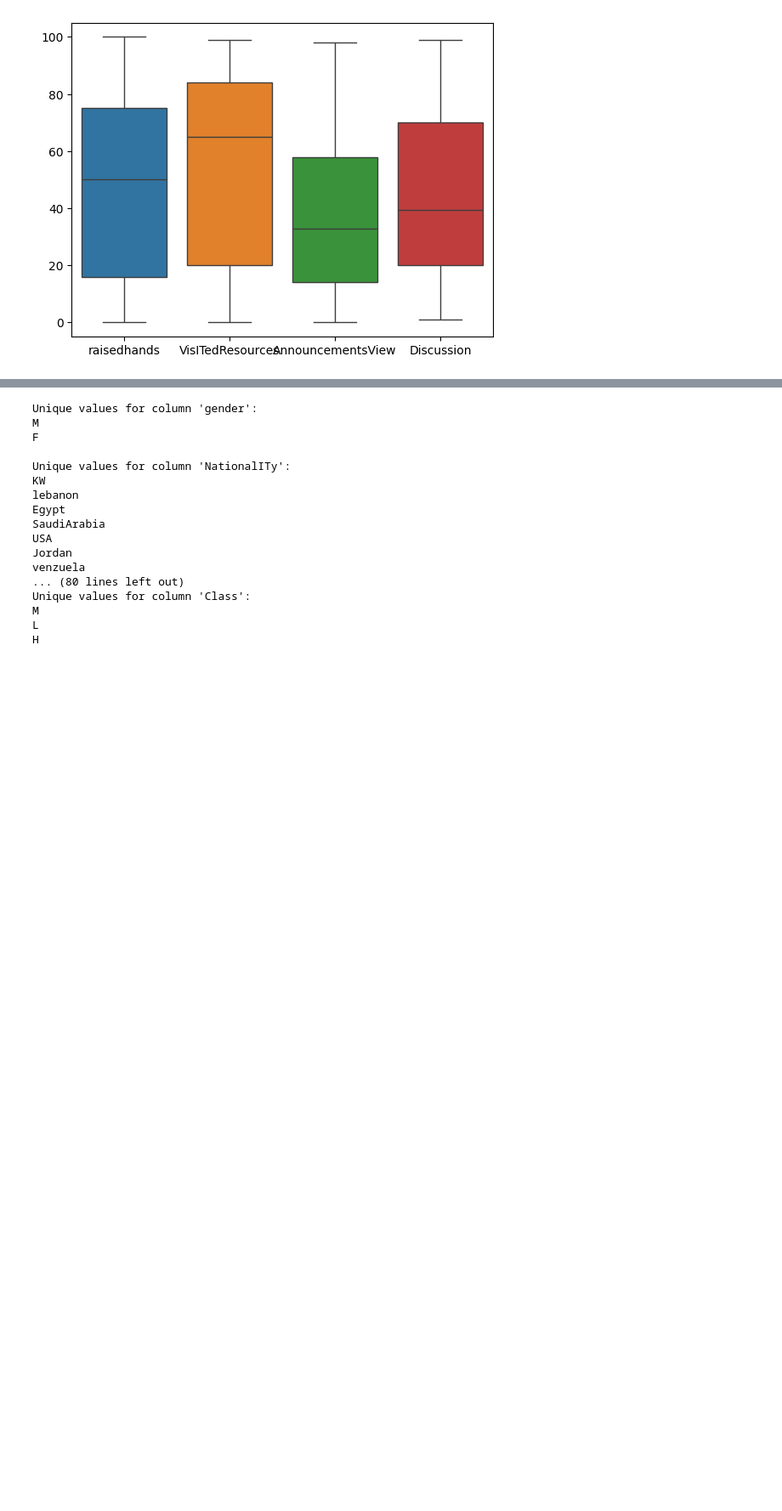
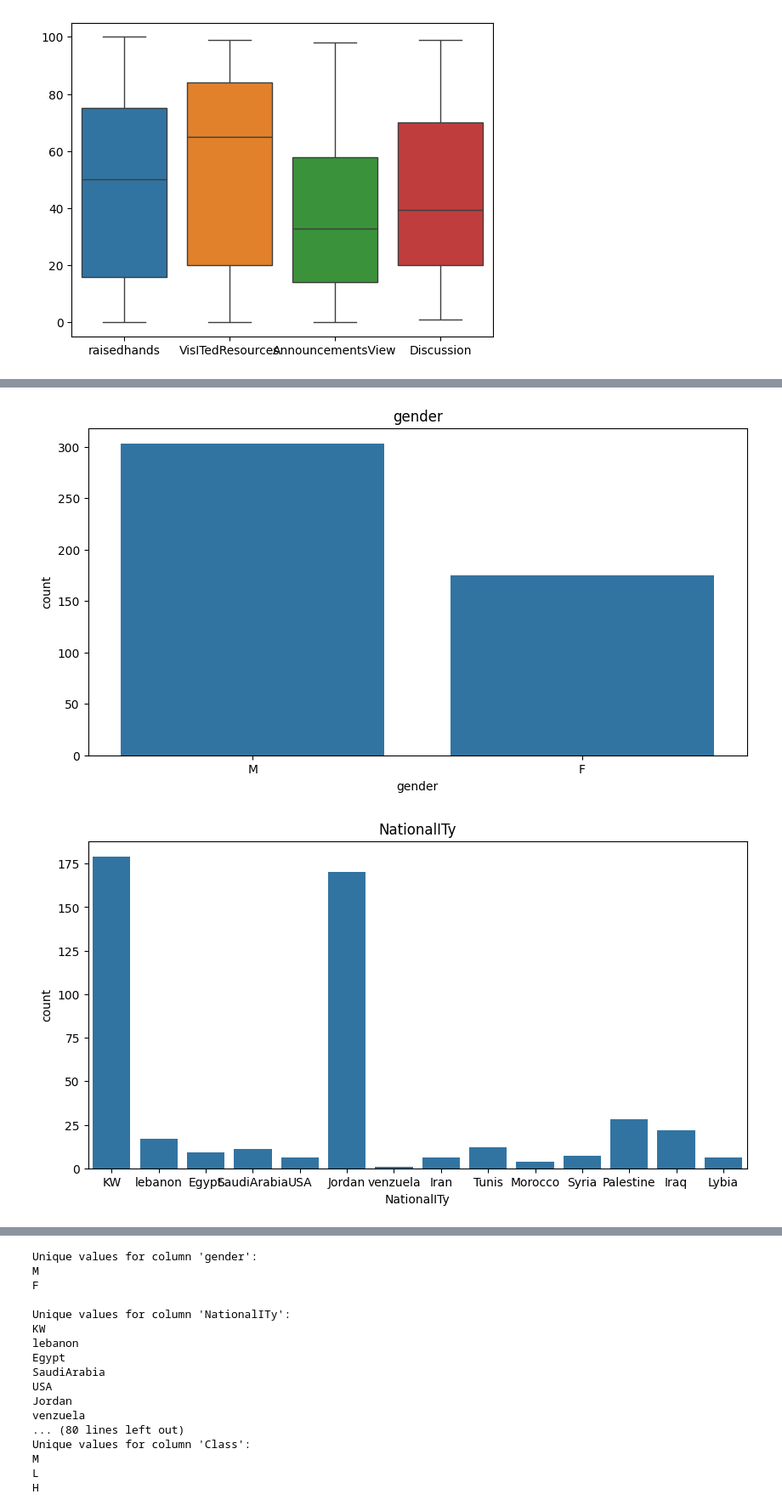
Before and after one commit to FaridRash/HW-SW-B, a Jupyter notebook: Notebooks/mahdimiri_1.ipynb, the cells around one changed output, grey strips where cells are left out. Shown at 85% size. Drawn from its saved outputs; the diff is of its cells as text; code cells hidden in the pictures; blank space fills up the shorter version.

```diff
--- a/Notebooks/mahdimiri_1.ipynb
+++ b/Notebooks/mahdimiri_1.ipynb
@@ -150,0 +157,12 @@ plt.show()
+# %%
+categorical_cols = ['gender', 'NationalITy', 'PlaceofBirth', 'StageID', 'GradeID', 'SectionID', 'Topic', 'Semester', 'Relation', 'ParentAnsweringSurvey', 'ParentschoolSatisfaction', 'StudentAbsenceDays', 'Class']
+
+for col in categorical_cols:
+    plt.figure(figsize=(10, 5))
+    sns.countplot(x=col, data=data)
+    plt.title(col)
+    plt.show()
+#Bar plots for categorical data
+# %% [output]
+[figure, added]
+[figure, added]
```
Also changed, not shown: parts of 8 cells of this notebook.
